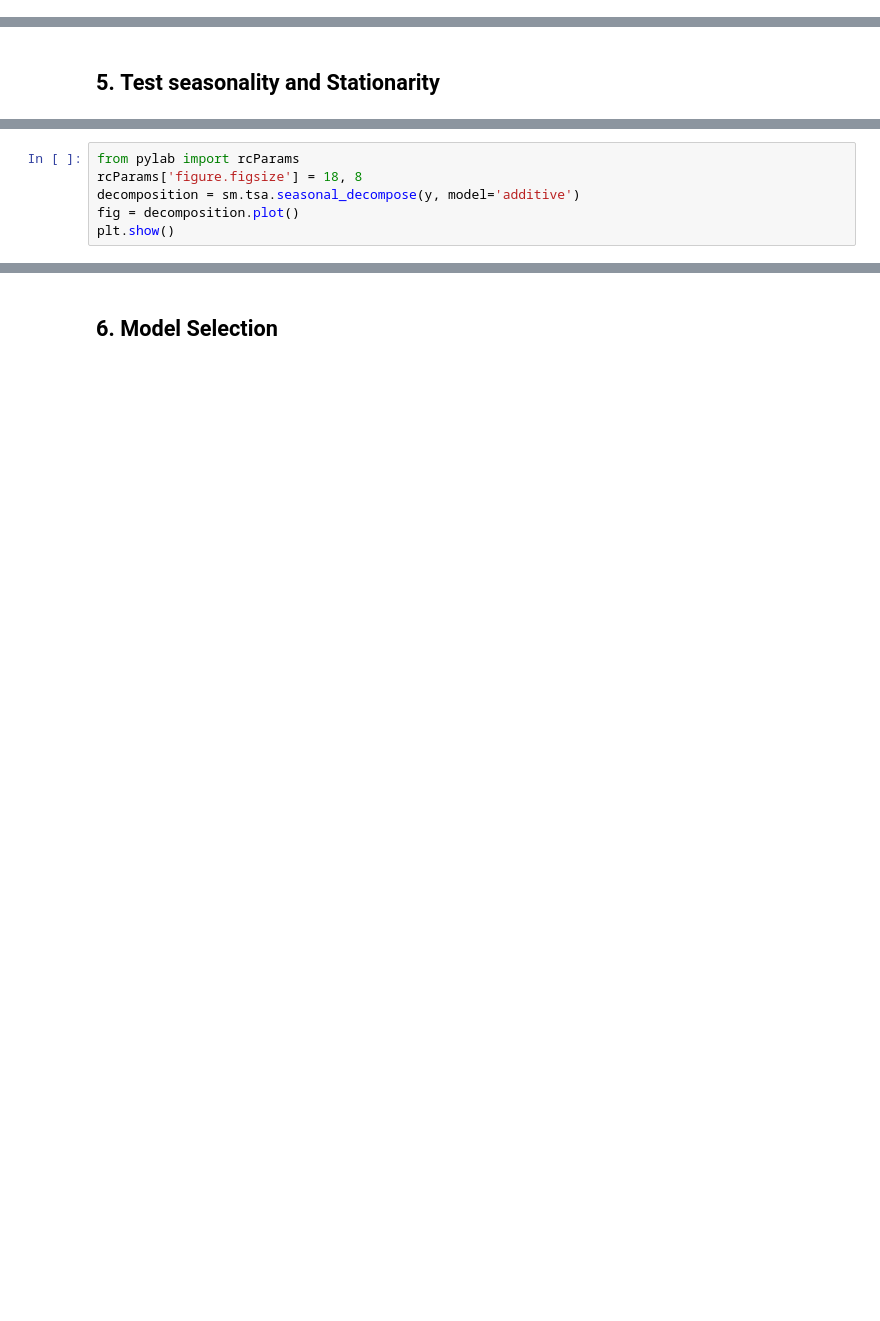
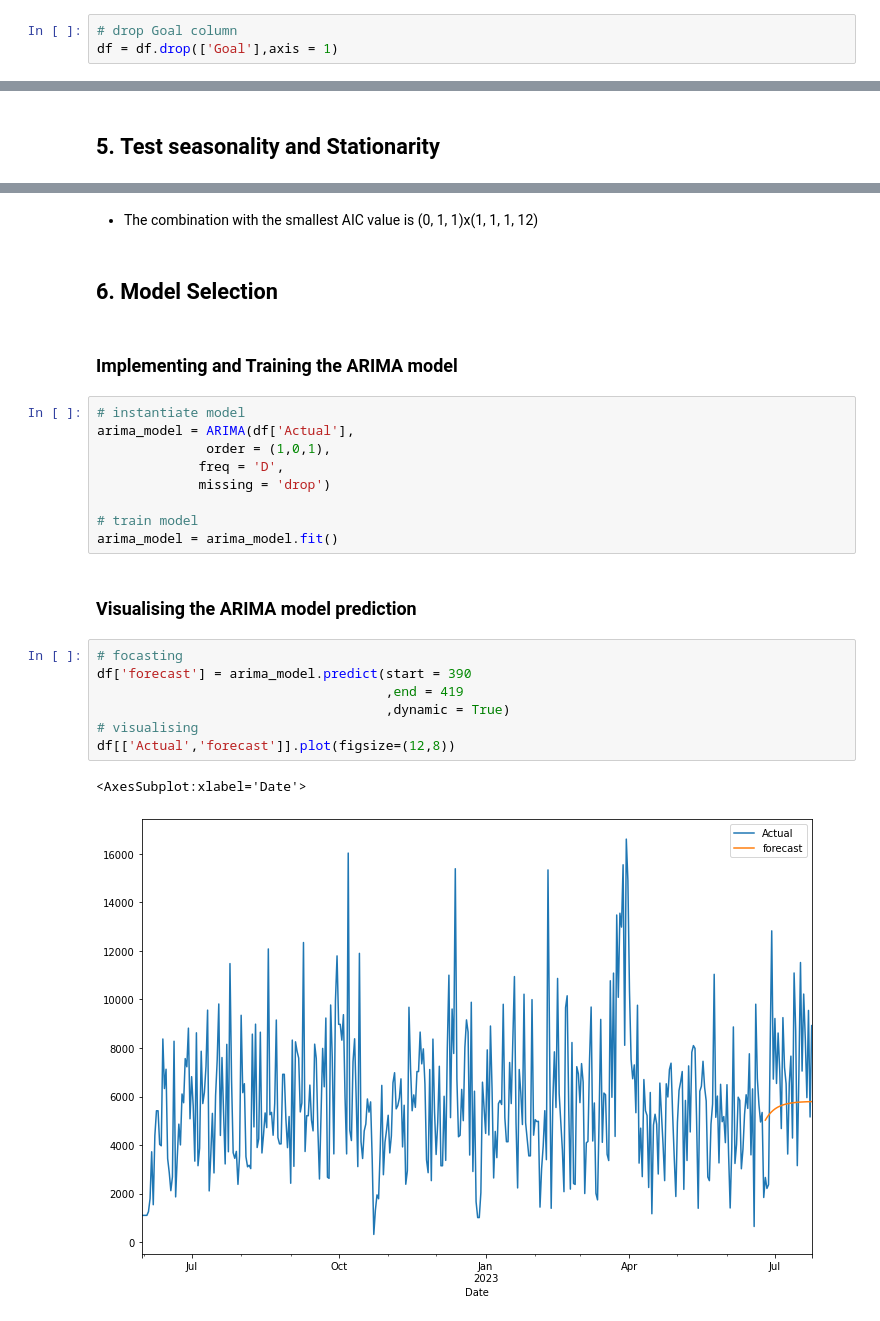
Before and after one commit to kwanda2426/kwanda_mlondi, a Jupyter notebook: new/Note_book.ipynb, the cells around one changed output, grey strips where cells are left out. Drawn from its saved outputs; the diff is of its cells as text; blank space fills up the shorter version.

```diff
--- a/new/Note_book.ipynb
+++ b/new/Note_book.ipynb
@@ -140 +169,4 @@ df.describe()
+# %%
+# drop Goal column
+df = df.drop(['Goal'],axis = 1)
 # %%
@@ -159,6 +183,0 @@ plt.show()
-# %%
-from pylab import rcParams
-rcParams['figure.figsize'] = 18, 8
-decomposition = sm.tsa.seasonal_decompose(y, model='additive')
-fig = decomposition.plot()
-plt.show()
@@ -167,3 +251,28 @@ ValueError: x must have 2 complete cycles requires 24 observations. x only has 1
+# %% [markdown]
+- The combination with the smallest AIC value is  (0, 1, 1)x(1, 1, 1, 12)
 # %% [markdown]
 <a id="model"></a>
 ## 6. **Model Selection**
+# %% [markdown]
+### Implementing and Training the ARIMA model
+# %%
+# instantiate model
+arima_model = ARIMA(df['Actual'],
+              order = (1,0,1),
+             freq = 'D',
+             missing = 'drop')
+
+# train model
+arima_model = arima_model.fit()
+# %% [markdown]
+### Visualising the ARIMA model prediction
+# %%
+# focasting
+df['forecast'] = arima_model.predict(start = 390
+                                     ,end = 419
+                                     ,dynamic = True)
+# visualising
+df[['Actual','forecast']].plot(figsize=(12,8))
+# %% [output]
+<AxesSubplot:xlabel='Date'>
+[figure, added]
```
Also changed, not shown: parts of 48 cells of this notebook.
